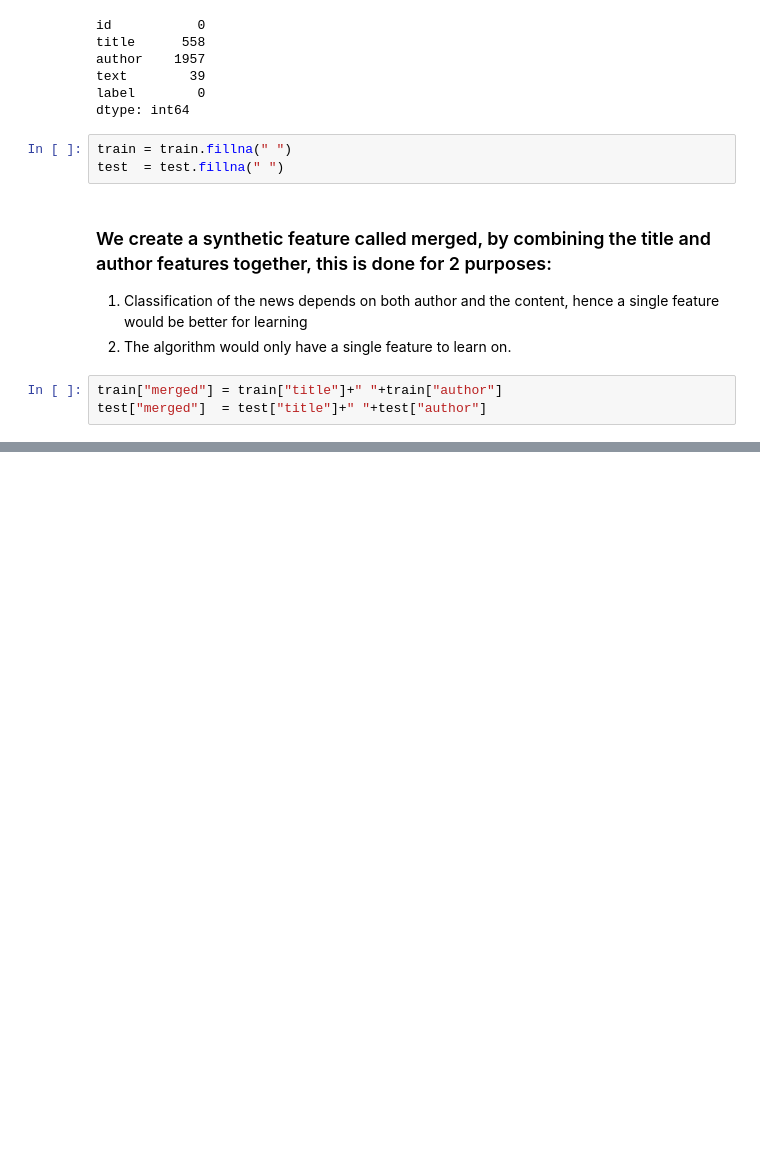
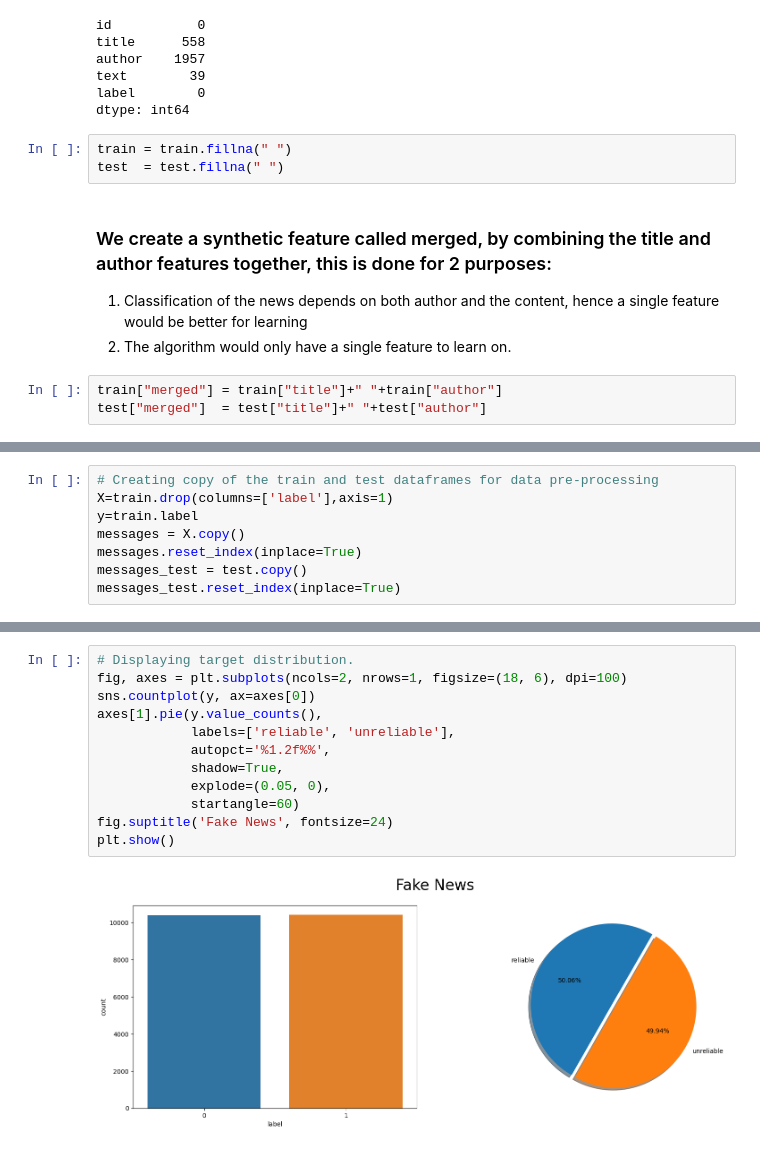
Before and after one commit to umang-sh/FakeNewsClassifierSolution, a Jupyter notebook: FakeNewsClassifier.ipynb, the cells around one changed output, grey strips where cells are left out. Cells and saved outputs as stored; diff of their text form; blank space fills up the shorter version.

```diff
--- a/FakeNewsClassifier.ipynb
+++ b/FakeNewsClassifier.ipynb
@@ -221,0 +88,8 @@ submission.to_csv("Submission.csv",index=False)
+# %%
+# Creating copy of the train and test dataframes for data pre-processing
+X=train.drop(columns=['label'],axis=1)
+y=train.label
+messages = X.copy()
+messages.reset_index(inplace=True)
+messages_test = test.copy()
+messages_test.reset_index(inplace=True)
@@ -221,0 +142,14 @@ submission.to_csv("Submission.csv",index=False)
+# %%
+# Displaying target distribution.
+fig, axes = plt.subplots(ncols=2, nrows=1, figsize=(18, 6), dpi=100)
+sns.countplot(y, ax=axes[0])
+axes[1].pie(y.value_counts(),
+            labels=['reliable', 'unreliable'],
+            autopct='%1.2f%%',
+            shadow=True,
+            explode=(0.05, 0),
+            startangle=60)
+fig.suptitle('Fake News', fontsize=24)
+plt.show()
+# %% [output]
+[figure, added]
```
Also changed, not shown: parts of 80 cells of this notebook.
